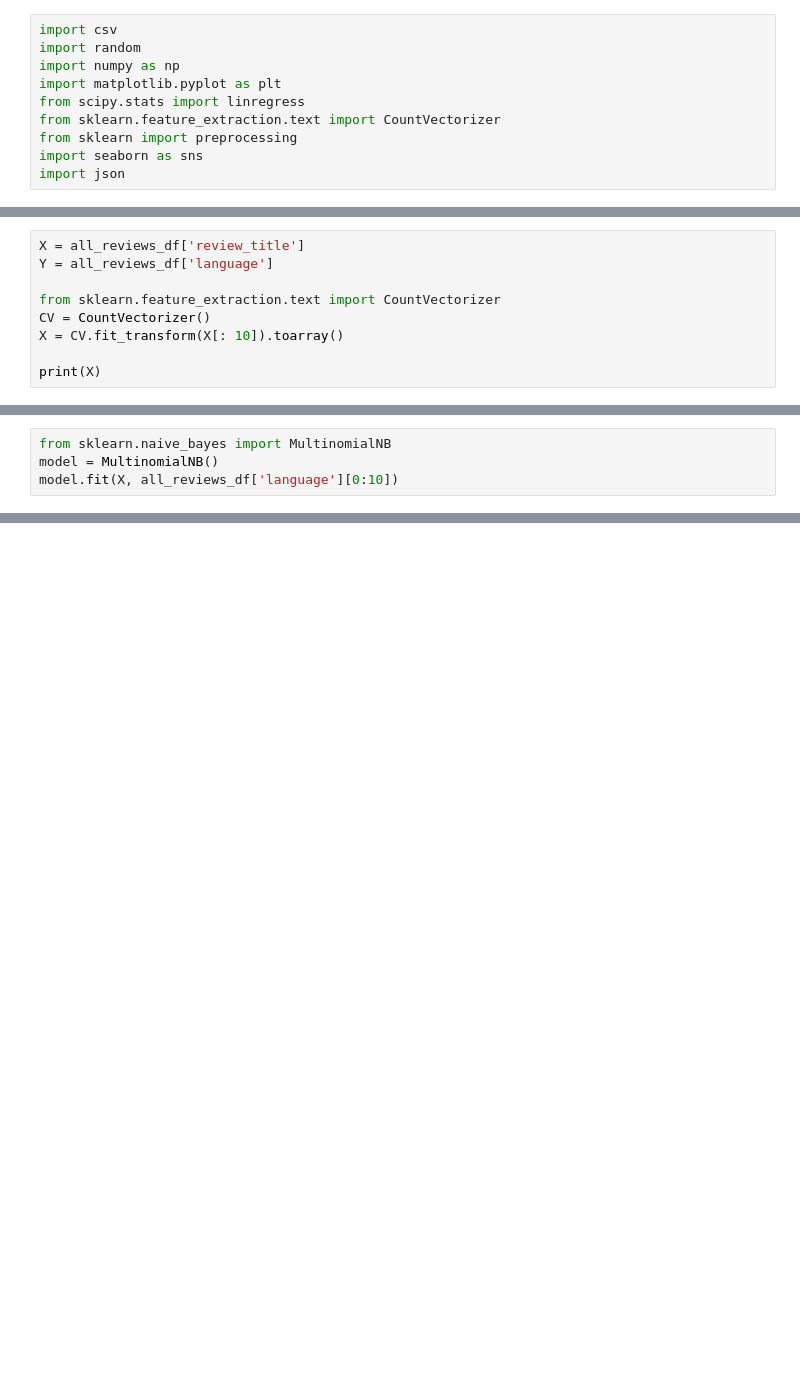
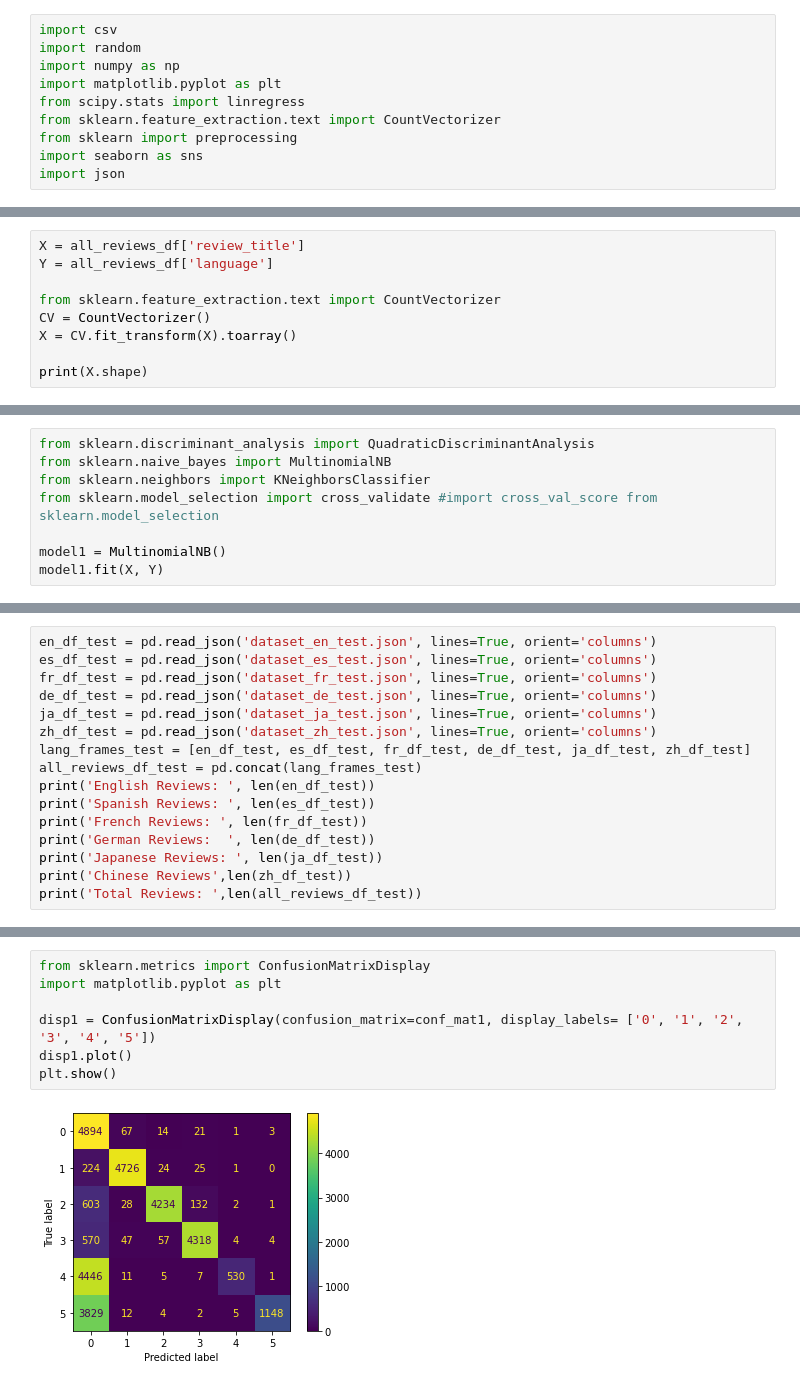
Before and after one commit to Ravi-Raghavan/ECE_443_Term_Project, a Jupyter notebook: AmazonReviews/Test.ipynb, the cells around one changed output, grey strips where cells are left out. Cells and saved outputs as stored; diff of their text form; blank space fills up the shorter version.

```diff
--- a/AmazonReviews/Test.ipynb
+++ b/AmazonReviews/Test.ipynb
@@ -92,7 +92,7 @@ Y = all_reviews_df['language']
 
 from sklearn.feature_extraction.text import CountVectorizer
 CV = CountVectorizer()
-X = CV.fit_transform(X[: 10]).toarray()
+X = CV.fit_transform(X).toarray()
 
-print(X)
+print(X.shape)
 # %% [output]
@@ -119,4 +100,8 @@ print(X)
-# %%
-from sklearn.naive_bayes import MultinomialNB
-model = MultinomialNB()
-model.fit(X, all_reviews_df['language'][0:10])
+# %%
+from sklearn.discriminant_analysis import QuadraticDiscriminantAnalysis
+from sklearn.naive_bayes import MultinomialNB
+from sklearn.neighbors import KNeighborsClassifier
+from sklearn.model_selection import cross_validate #import cross_val_score from sklearn.model_selection
+
+model1 = MultinomialNB()
+model1.fit(X, Y)
@@ -122,0 +126,16 @@ model.fit(X, all_reviews_df['language'][0:10])
+# %%
+en_df_test = pd.read_json('dataset_en_test.json', lines=True, orient='columns')
+es_df_test = pd.read_json('dataset_es_test.json', lines=True, orient='columns')
+fr_df_test = pd.read_json('dataset_fr_test.json', lines=True, orient='columns')
+de_df_test = pd.read_json('dataset_de_test.json', lines=True, orient='columns')
+ja_df_test = pd.read_json('dataset_ja_test.json', lines=True, orient='columns')
+zh_df_test = pd.read_json('dataset_zh_test.json', lines=True, orient='columns')
+lang_frames_test = [en_df_test, es_df_test, fr_df_test, de_df_test, ja_df_test, zh_df_test]
+all_reviews_df_test = pd.concat(lang_frames_test)
+print('English Reviews: ', len(en_df_test))
+print('Spanish Reviews: ', len(es_df_test))
+print('French Reviews: ', len(fr_df_test))
+print('German Reviews:  ', len(de_df_test))
+print('Japanese Reviews: ', len(ja_df_test))
+print('Chinese Reviews',len(zh_df_test))
+print('Total Reviews: ',len(all_reviews_df_test))
@@ -122,0 +208,9 @@ model.fit(X, all_reviews_df['language'][0:10])
+# %%
+from sklearn.metrics import ConfusionMatrixDisplay
+import matplotlib.pyplot as plt
+
+disp1 = ConfusionMatrixDisplay(confusion_matrix=conf_mat1, display_labels= ['0', '1', '2', '3', '4', '5'])
+disp1.plot()
+plt.show()
+# %% [output]
+[figure, added]
```
Also changed, not shown: parts of 12 cells of this notebook.
